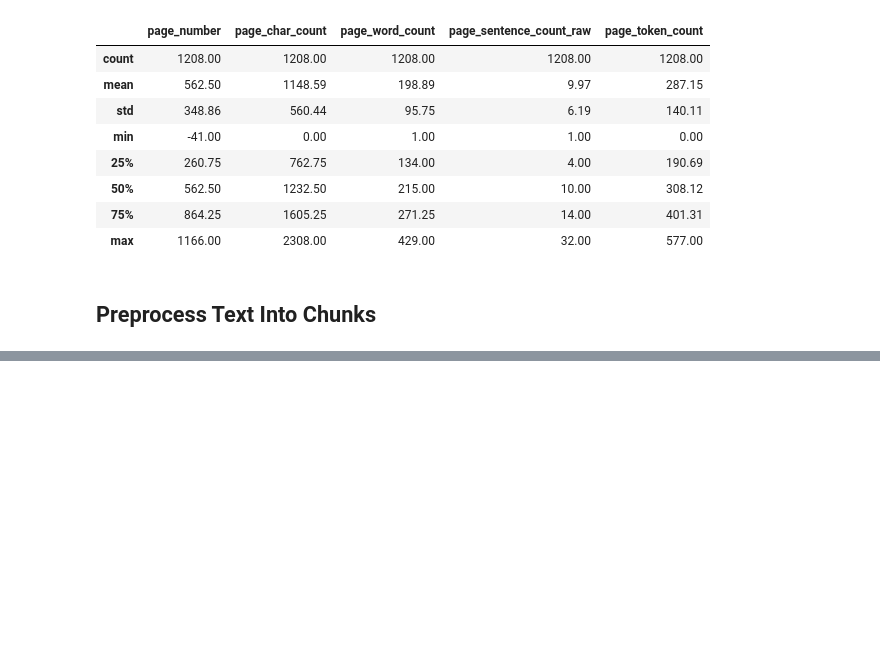
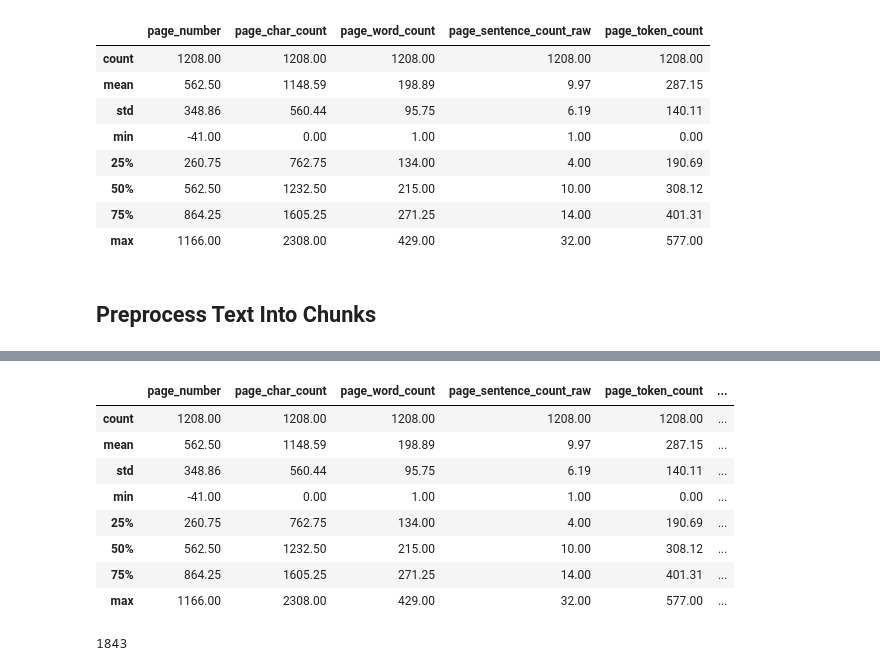
Before and after one commit to nathanchenseanwalter/rag-from-scratch, a Jupyter notebook: 00-simple-local-rag-video.ipynb, the cells around one changed output, grey strips where cells are left out. Drawn from its saved outputs; the diff is of its cells as text; code cells hidden in the pictures; blank space fills up the shorter version.

```diff
--- a/00-simple-local-rag-video.ipynb
+++ b/00-simple-local-rag-video.ipynb
@@ -97,0 +178,37 @@ df.describe().round(2)
+# %%
+df = pd.DataFrame(pages_and_texts)
+df.describe().round(2)
+# %% [output]
+|  | page_number | page_char_count | page_word_count | page_sentence_count_raw | page_token_count | ... |
+| count | 1208.00 | 1208.00 | 1208.00 | 1208.00 | 1208.00 | ... |
+| mean | 562.50 | 1148.59 | 198.89 | 9.97 | 287.15 | ... |
+| std | 348.86 | 560.44 | 95.75 | 6.19 | 140.11 | ... |
+| min | -41.00 | 0.00 | 1.00 | 1.00 | 0.00 | ... |
+| 25% | 260.75 | 762.75 | 134.00 | 4.00 | 190.69 | ... |
+| 50% | 562.50 | 1232.50 | 215.00 | 10.00 | 308.12 | ... |
+| 75% | 864.25 | 1605.25 | 271.25 | 14.00 | 401.31 | ... |
+| max | 1166.00 | 2308.00 | 429.00 | 32.00 | 577.00 | ... |
+# %%
+# Split each chunk into its own item
+pages_and_chunks = []
+for item in tqdm(pages_and_texts):
+    for sentence_chunk in item["sentence_chunks"]:
+        chunk_dict = {}
+        chunk_dict["page_number"] = item["page_number"]
+
+        # Join the sentences together into a paragraph-like structure, aka a chunk (so they are a single string)
+        joined_sentence_chunk = "".join(sentence_chunk).replace("  ", " ").strip()
+        joined_sentence_chunk = re.sub(r'\.([A-Z])', r'. \1', joined_sentence_chunk) # ".A" -> ". A" for any full-stop/capital letter combo
+        chunk_dict["sentence_chunk"] = joined_sentence_chunk
+
+        # Get stats about the chunk
+        chunk_dict["chunk_char_count"] = len(joined_sentence_chunk)
+        chunk_dict["chunk_word_count"] = len([word for word in joined_sentence_chunk.split(" ")])
+        chunk_dict["chunk_token_count"] = len(joined_sentence_chunk) / 4 # 1 token = ~4 characters
+
+        pages_and_chunks.append(chunk_dict)
+
+# How many chunks do we have?
+len(pages_and_chunks)
+# %% [output]
+1843
```
Also changed, not shown: parts of 16 cells of this notebook, 1 other file.
